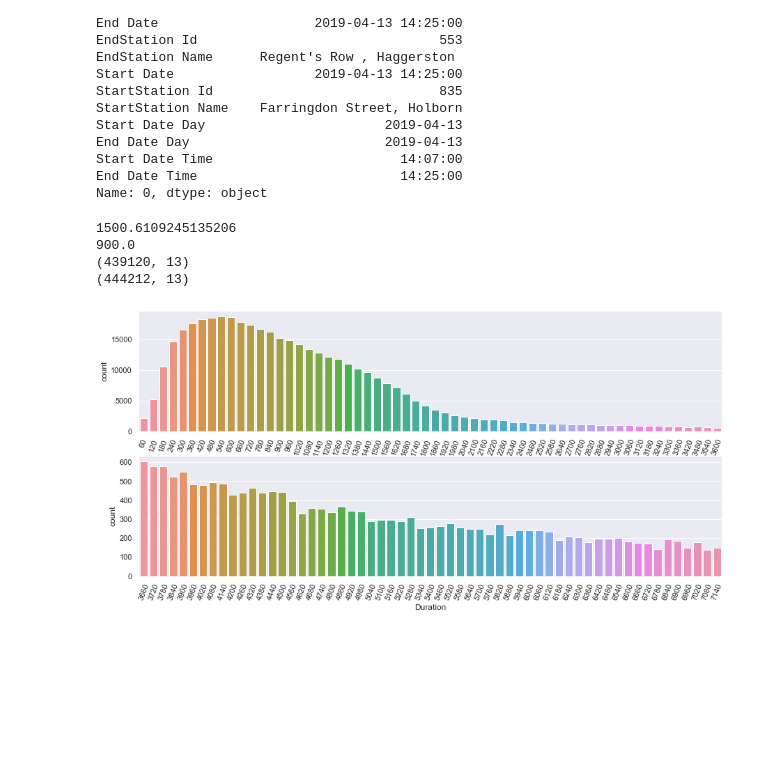
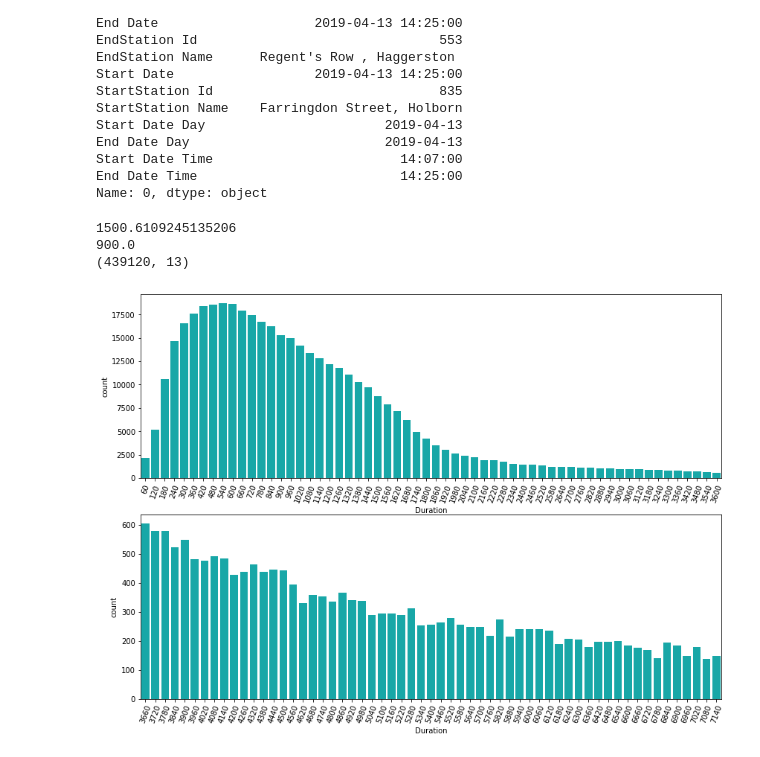
Before and after one commit to GeoffroyS/London-bikes-analysis, a Jupyter notebook: bikes_analysis.ipynb, the cells around one changed output. Saved outputs shown, nothing was run; the diff lists cells and outputs as text; code cells hidden in the pictures; blank space fills up the shorter version.

```diff
--- a/bikes_analysis.ipynb
+++ b/bikes_analysis.ipynb
@@ -76,29 +76,21 @@ Name: 0, dtype: object
 print(final_df['Duration'].mean())
 print(final_df['Duration'].median())
 print(final_df[final_df['Duration'] < 10000].shape)
-print(final_df.shape)
 # %% [output]
 1500.6109245135206
 900.0
 (439120, 13)
-(444212, 13)
 # %%
 df_less_than_1h = final_df[final_df['Duration'] <= 3600].copy()
 df_more_than_1h = final_df[(final_df['Duration'] > 3600) & (final_df['Duration'] < 7200)].copy()
 # %%
-sns.set(rc = {'figure.figsize': (15, 7)})
-sns.set_color_codes()
-fig, (ax1, ax2) = plt.subplots(nrows=2)
+fig, (ax1, ax2) = plt.subplots(nrows=2, figsize=(14,10))
 
-#ax = sns.distplot(df_plot['Duration'], bins = 120, kde=False, ax = ax1)
-#ax2 = sns.distplot(df_plot['Duration'], bins = 100, kde=False, ax = ax2)
-sns.countplot(data = df_less_than_1h, x = 'Duration', ax = ax1)
-sns.countplot(data = df_more_than_1h, x = 'Duration', ax = ax2)
+sns.countplot(data = df_less_than_1h, x = 'Duration', ax = ax1, color = 'c')
+sns.countplot(data = df_more_than_1h, x = 'Duration', ax = ax2, color = 'c')
 
-#plt.xlim(0,40)
-#plt.xticks(rotation=70)
 ax1.set_xticklabels(ax1.get_xticklabels(), rotation=70)
 ax2.set_xticklabels(ax2.get_xticklabels(), rotation=70)
 plt.show()
 # %% [output]
-[figure, old version]
+[figure, new version]
```
